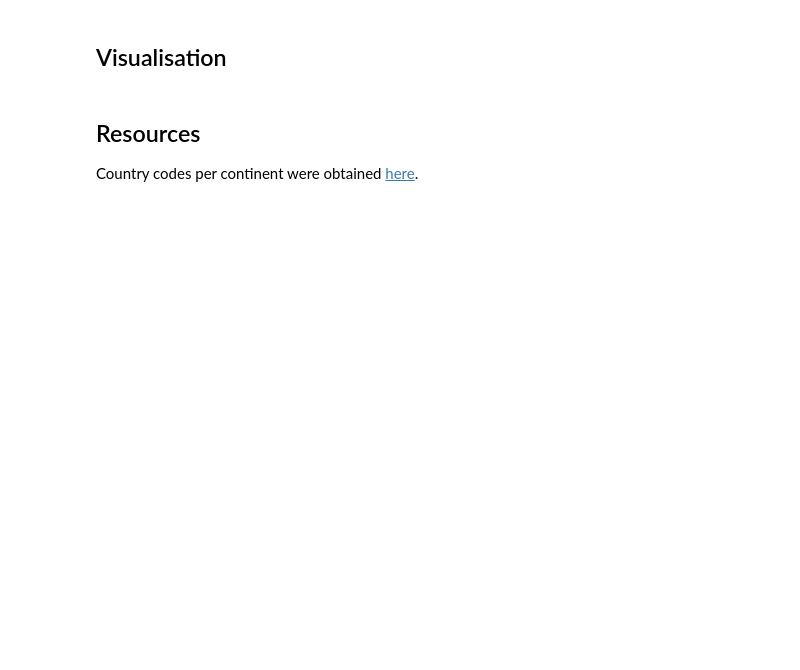
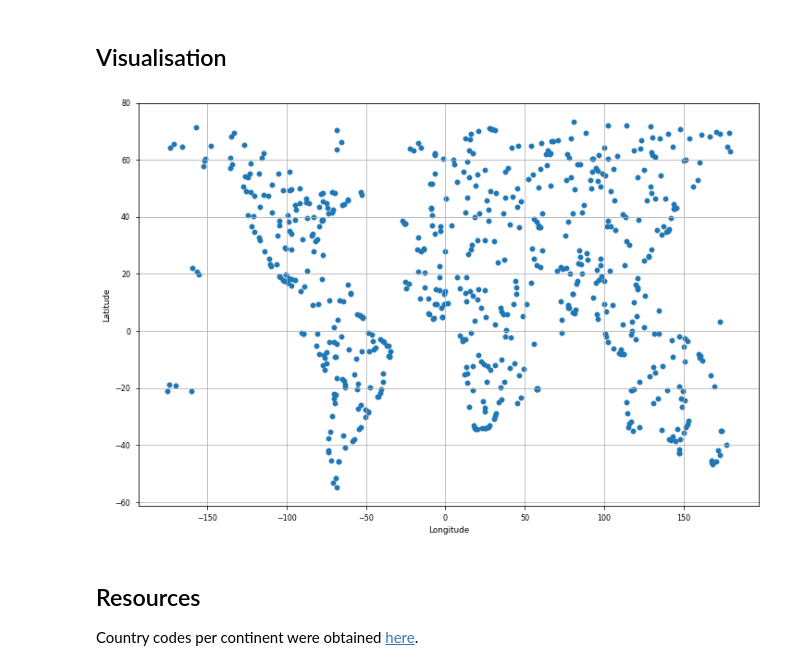
Before and after one commit to rochiecuevas/WeatherPy, a Jupyter notebook: Geolocations_WeatherPy.ipynb, the cells around one changed output. Cells and saved outputs as stored; diff of their text form; code cells hidden in the pictures; blank space fills up the shorter version.

```diff
--- a/Geolocations_WeatherPy.ipynb
+++ b/Geolocations_WeatherPy.ipynb
@@ -46,4 +53,4 @@ continents1.keys()
 # %%
 # Merge the two dataframes
-weather_df2 = pd.merge(weather_df, continents1, on = "country")
-weather_df2.head()
+cities_df2 = pd.merge(cities_df, continents1, on = "country")
+cities_df2.head()
@@ -49,0 +66,30 @@ weather_df2.head()
+# %%
+# Create a parameters dictionary to contain the variables that will be updated through the search
+params = {
+    "key": gkey
+}
+
+# Create the iterations through the list of cities
+for index, row in cities_df2.iterrows():
+    city = row["city"]
+    country = row[0]
+
+    # base url
+    base_url = "https://maps.googleapis.com/maps/api/geocode/json"
+
+    # add location in params based on the cities in the dataframe
+    params["address"] = f'{city},{country}'
+
+    # create request and JSON-ify
+    print(f"Retrieving the location of City {index}: {city},{country}")
+    cities_coords_json = requests.get(base_url, params = params).json()
+
+    # add the latitude and longitude of each city into the list
+    try:
+        print(f"{city} is on the map! Recording coordinates now.")
+        cities_df2.loc[index, "latitude"] = cities_coords_json["results"][0]["geometry"]["location"]["lat"]
+        cities_df2.loc[index, "longitude"] = cities_coords_json["results"][0]["geometry"]["location"]["lng"]
+    except (KeyError, IndexError):
+        print(f"{city} has not yet been discovered. Moving on...")
+
+    print("----------")
@@ -65,13 +129,17 @@ fig_size[0] = 12
 fig_size[1] = 8
 plt.rcParams["figure.figsize"] = fig_size # customise plot size
 # %%
-x = weather_df2["longitude"]
-y = weather_df2["latitude"]
-names = weather_df2["country"]
+x = cities_df2["longitude"]
+y = cities_df2["latitude"]
+names = cities_df2["country"]
 
 # plot the coordinates
 fig, ax = plt.subplots()
 sc = plt.scatter(x, y)
 plt.xlabel("Longitude")
 plt.ylabel("Latitude")
+
+plt.savefig("Images/city_positions.")
 plt.grid()
+# %% [output]
+[figure, added]
```
Also changed, not shown: parts of 10 cells of this notebook, 2 other files.
